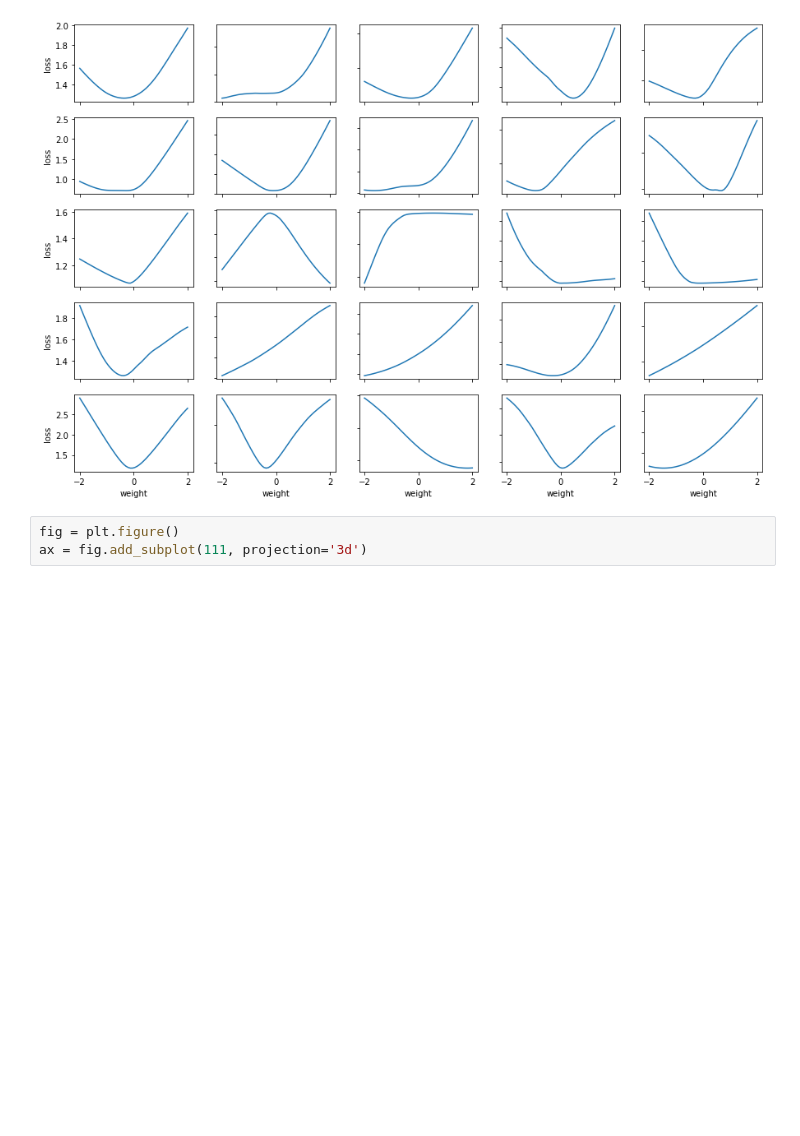
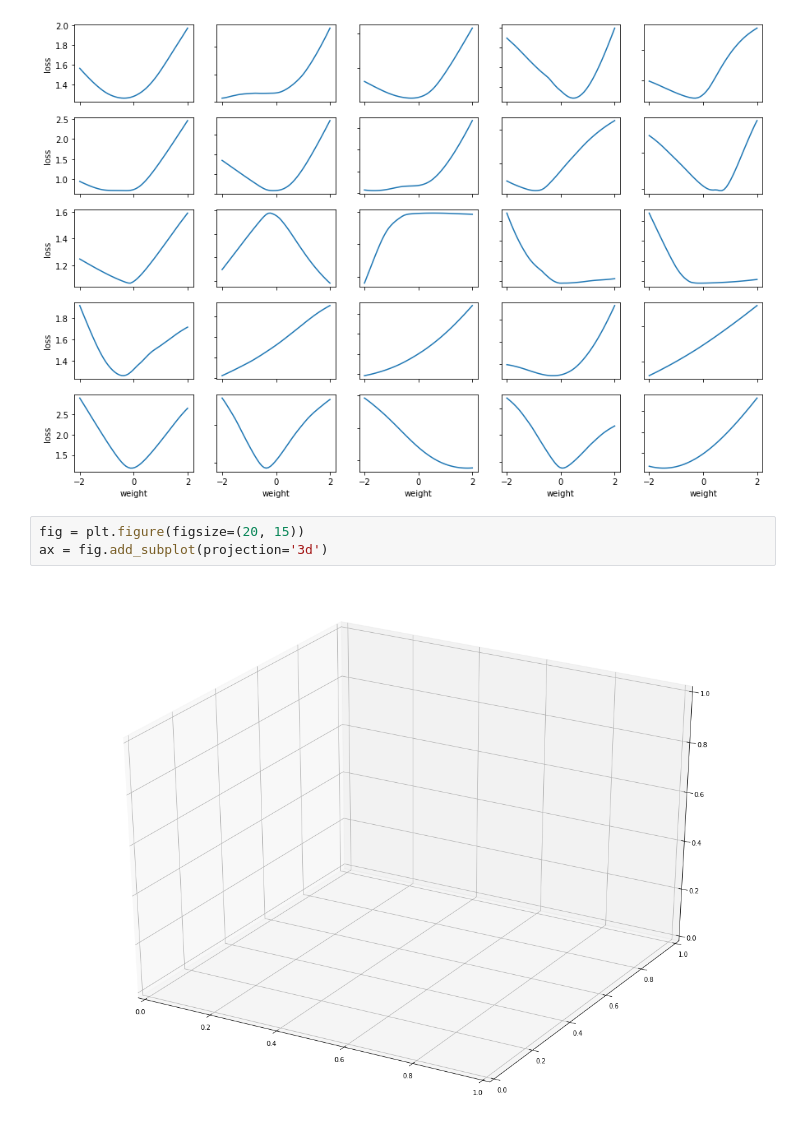
Before and after one commit to hippocampus-team/DNNT-TensorFlow, a Jupyter notebook: DNNT_graph.ipynb, the cells around one changed output. Drawn from its saved outputs; the diff is of its cells as text; blank space fills up the shorter version.

```diff
--- a/DNNT_graph.ipynb
+++ b/DNNT_graph.ipynb
@@ -158,6 +158,8 @@ for ax in axs.flat:
 # %% [output]
 [figure]
 # %%
-fig = plt.figure()
-ax = fig.add_subplot(111, projection='3d')
+fig = plt.figure(figsize=(20, 15))
+ax = fig.add_subplot(projection='3d')
+# %% [output]
+[figure, added]
 # %%
```
Also changed, not shown: parts of 5 cells of this notebook.
